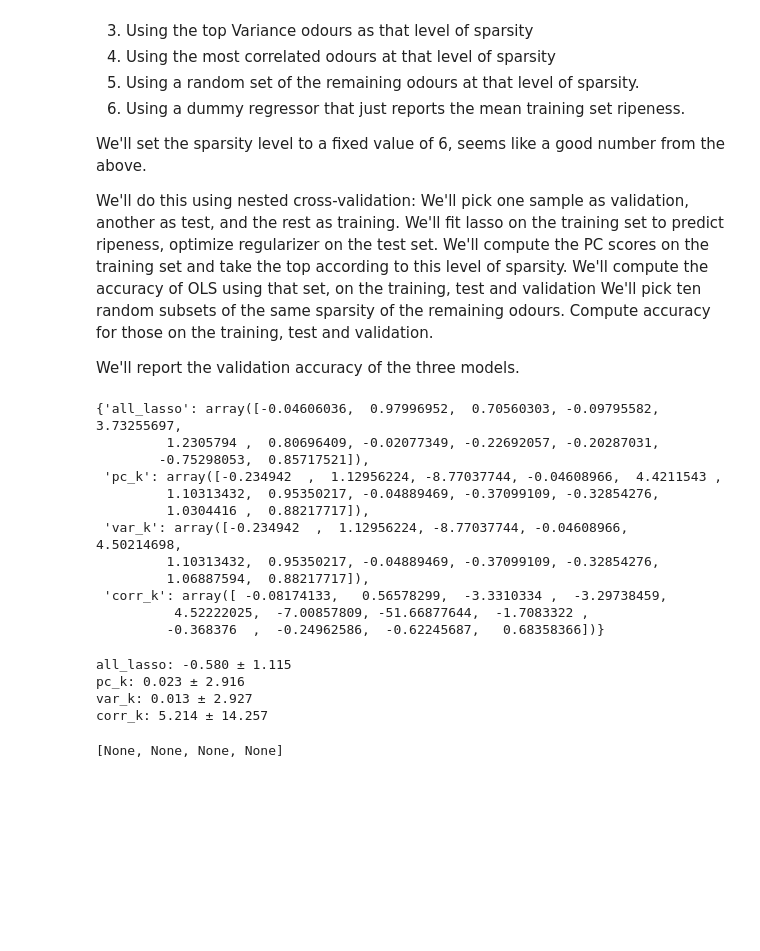
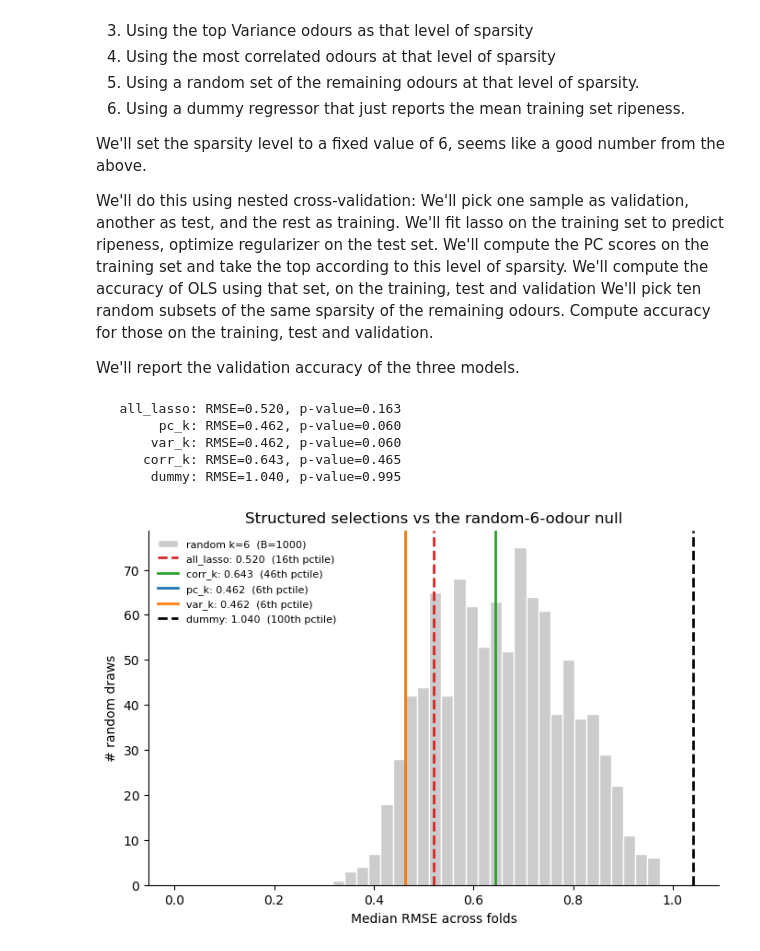
Before and after one commit to stootoon/lucia-natural-odour-stats, a Jupyter notebook: sechellia-demo.ipynb, the cells around one changed output. Cells and saved outputs as stored; diff of their text form; code cells hidden in the pictures; blank space fills up the shorter version.

```diff
--- a/sechellia-demo.ipynb
+++ b/sechellia-demo.ipynb
@@ -458,23 +506,0 @@ relative_scores = {name: scores[name] - scores["dummy"] for name in models if na
-# %%
-relative_scores
-# %% [output]
-{'all_lasso': array([-0.04606036,  0.97996952,  0.70560303, -0.09795582,  3.73255697,
-         1.2305794 ,  0.80696409, -0.02077349, -0.22692057, -0.20287031,
-        -0.75298053,  0.85717521]),
- 'pc_k': array([-0.234942  ,  1.12956224, -8.77037744, -0.04608966,  4.4211543 ,
-         1.10313432,  0.95350217, -0.04889469, -0.37099109, -0.32854276,
-         1.0304416 ,  0.88217717]),
- 'var_k': array([-0.234942  ,  1.12956224, -8.77037744, -0.04608966,  4.50214698,
-         1.10313432,  0.95350217, -0.04889469, -0.37099109, -0.32854276,
-         1.06887594,  0.88217717]),
- 'corr_k': array([ -0.08174133,   0.56578299,  -3.3310334 ,  -3.29738459,
-          4.52222025,  -7.00857809, -51.66877644,  -1.7083322 ,
-         -0.368376  ,  -0.24962586,  -0.62245687,   0.68358366])}
-# %%
-[print(f"{name}: {-relative_scores[name].mean():.3f} ± {relative_scores[name].std():.3f}") for name in relative_scores]
-# %% [output]
-all_lasso: -0.580 ± 1.115
-pc_k: 0.023 ± 2.916
-var_k: 0.013 ± 2.927
-corr_k: 5.214 ± 14.257
-[None, None, None, None]
@@ -480,0 +518,49 @@ corr_k: 5.214 ± 14.257
+# %%
+B = 1000
+rand_nopc_rmse = np.array([
+    -cross_val_score(
+        make_pipeline(RandomNonPCSelector(k, random_state=seed), LinearRegression()),
+        X, y, cv=cv, groups=groups, scoring='neg_root_mean_squared_error'
+    )
+        for seed in tqdm(range(B))
+
+])
+# %%
+stat = lambda m: np.median(m, axis=-1)
+
+null_stats = stat(rand_nopc_rmse)
+for name in models.keys():
+    model_stat = stat(rmse[name])
+    p_value = (null_stats <= model_stat).mean()
+    print(f"{name:>12s}: RMSE={model_stat:.3f}, p-value={p_value:.3f}")
+# %% [output]
+   all_lasso: RMSE=0.520, p-value=0.163
+        pc_k: RMSE=0.462, p-value=0.060
+       var_k: RMSE=0.462, p-value=0.060
+      corr_k: RMSE=0.643, p-value=0.465
+       dummy: RMSE=1.040, p-value=0.995
+# %%
+fig, ax = plt.subplots(figsize=(8, 5))
+
+  # null distribution: one summary stat per random draw
+xmax = np.percentile(null_stats, 99)          # clip the long right tail for readability
+ax.hist(null_stats, bins=40, range=(0, xmax),
+          color='0.8', edgecolor='white', label=f'random k={k}  (B={B})')
+# overlay the structured selections (bookend with dummy + all_lasso for context)
+overlays = ["all_lasso", "corr_k", "pc_k", "var_k", "dummy"]
+colors   = {"all_lasso":"C3", "corr_k":"C2", "pc_k":"C0", "var_k":"C1", "dummy":"k"}
+for name in overlays:
+    obs = stat(rmse[name])
+    pct = 100 * np.mean(null_stats <= obs)
+    ax.axvline(obs, color=colors[name], lw=2, ls='--' if name in ("all_lasso","dummy") else '-',
+                 label=f'{name}: {obs:.3f}  ({pct:.0f}th pctile)')
+
+
+ax.set_xlabel('Median RMSE across folds')
+ax.set_ylabel('# random draws')
+ax.set_title(f'Structured selections vs the random-{k}-odour null')
+ax.legend(fontsize=8, frameon=False)
+for side in ['top', 'right']:
+    ax.spines[side].set_visible(False)
+# %% [output]
+[figure, added]
```
Also changed, not shown: parts of 4 cells of this notebook.
